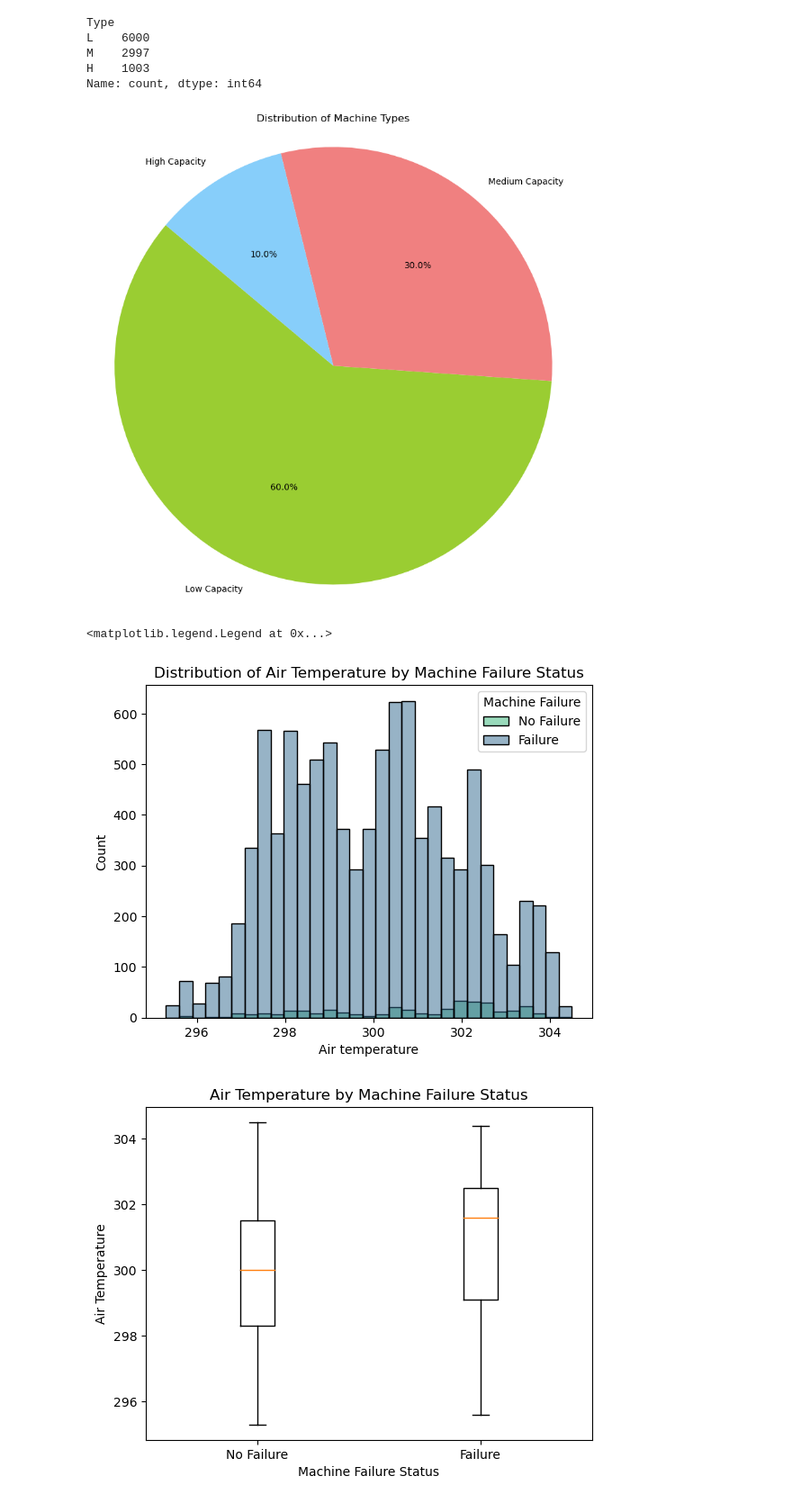
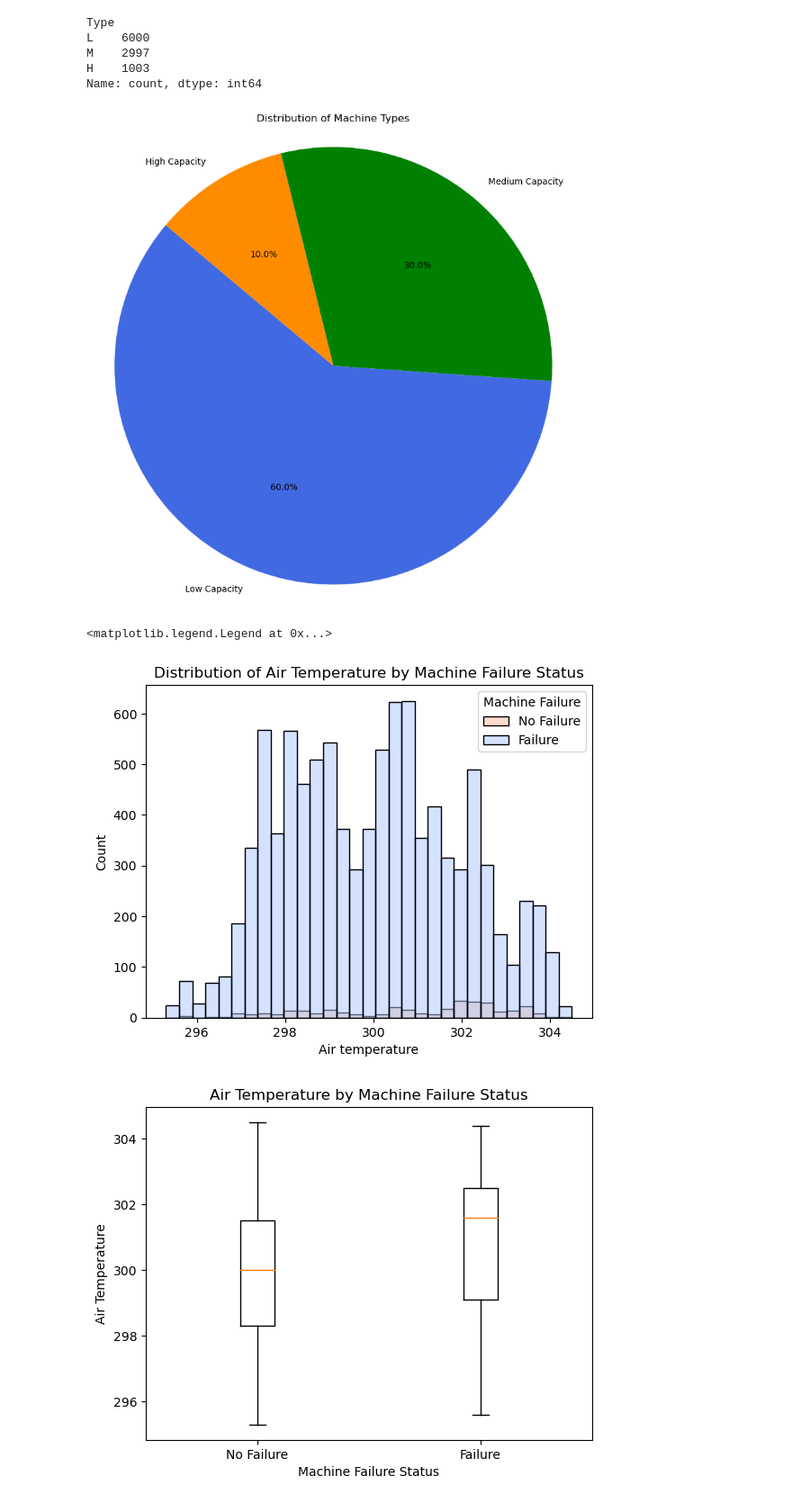
Before and after one commit to KSNW0710/master_project, a Jupyter notebook: src/pdm.ipynb, the cells around one changed output. Shown at 90% size. Drawn from its saved outputs; the diff is of its cells as text; code cells hidden in the pictures.

```diff
--- a/src/pdm.ipynb
+++ b/src/pdm.ipynb
@@ -224,26 +228,27 @@ Name: count, dtype: int64
 df['Power']=df['Rotational speed']*df['Torque']
 # %%
 plt.figure(figsize=(10,10))
-colors = ['yellowgreen', 'lightcoral', 'lightskyblue']
+colors = ['royalblue', 'green', 'darkorange']
 labels = 'Low Capacity', 'Medium Capacity', 'High Capacity',
 plt.pie(Type_qty, labels=labels, colors=colors,
 autopct='%1.1f%%', shadow=False, startangle=140)
 
 plt.axis('equal')  # Equal aspect ratio ensures that pie is drawn as a circle.
 plt.title('Distribution of Machine Types')
 plt.show()
 # %% [output]
-[figure, old version]
+[figure, new version]
 # %%
 # anaylsis of Air temperature vs Machine failure
 
-sns.histplot(df, x=df['Air temperature'], hue=df['Machine failure'],palette='viridis',legend=False)
+sns.histplot(df, x=df['Air temperature'], hue=df['Machine failure'],palette='coolwarm',legend=False)
 plt.title('Distribution of Air Temperature by Machine Failure Status')
 
+
 plt.legend(title='Machine Failure', loc='upper right', labels=['No Failure', 'Failure'])
 # %% [output]
 <matplotlib.legend.Legend at 0x...>
-[figure, old version]
+[figure, new version]
 # %%
 temp_failure = df[df['Machine failure'] == 1]['Air temperature']
 temp_no_failure = df[df['Machine failure'] == 0]['Air temperature']
```
Also changed, not shown: parts of 36 cells of this notebook.
